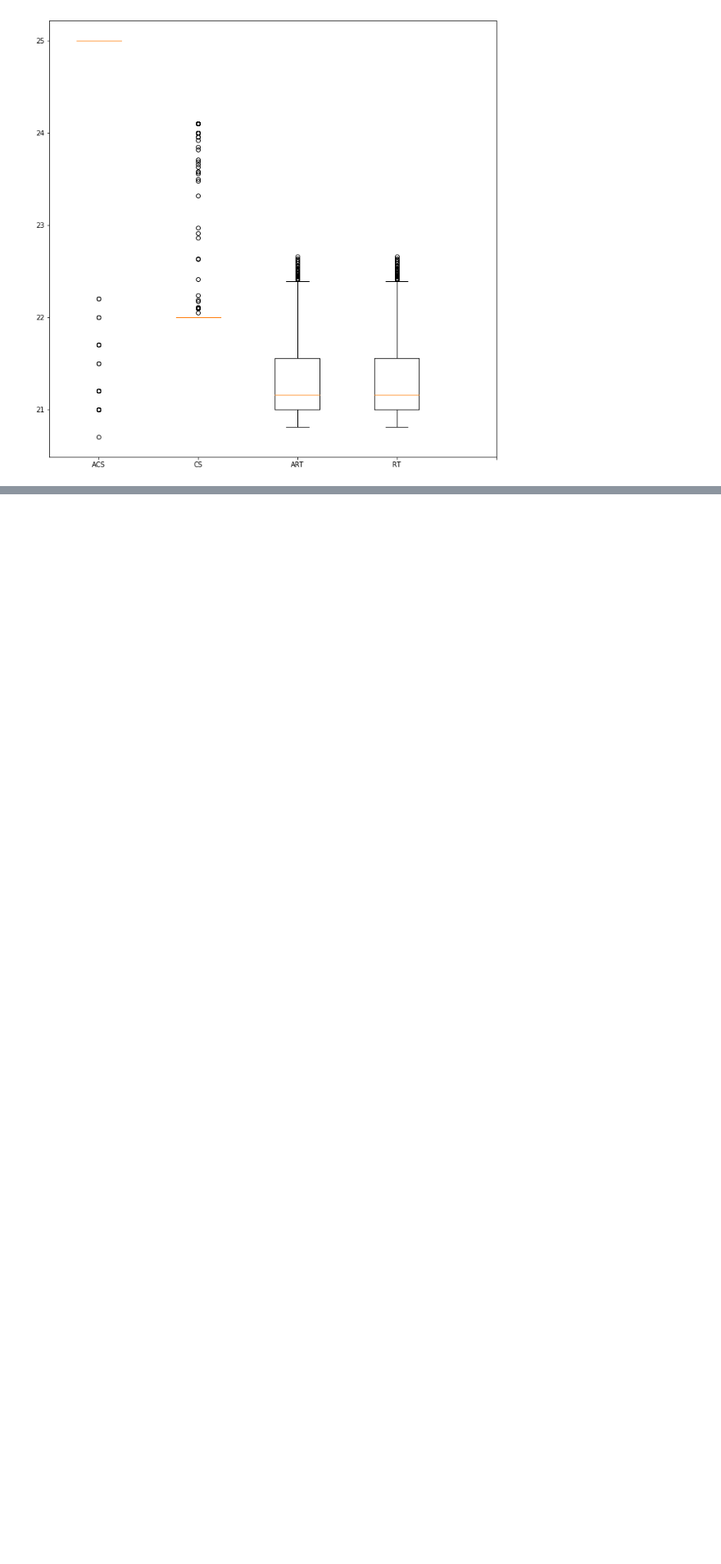
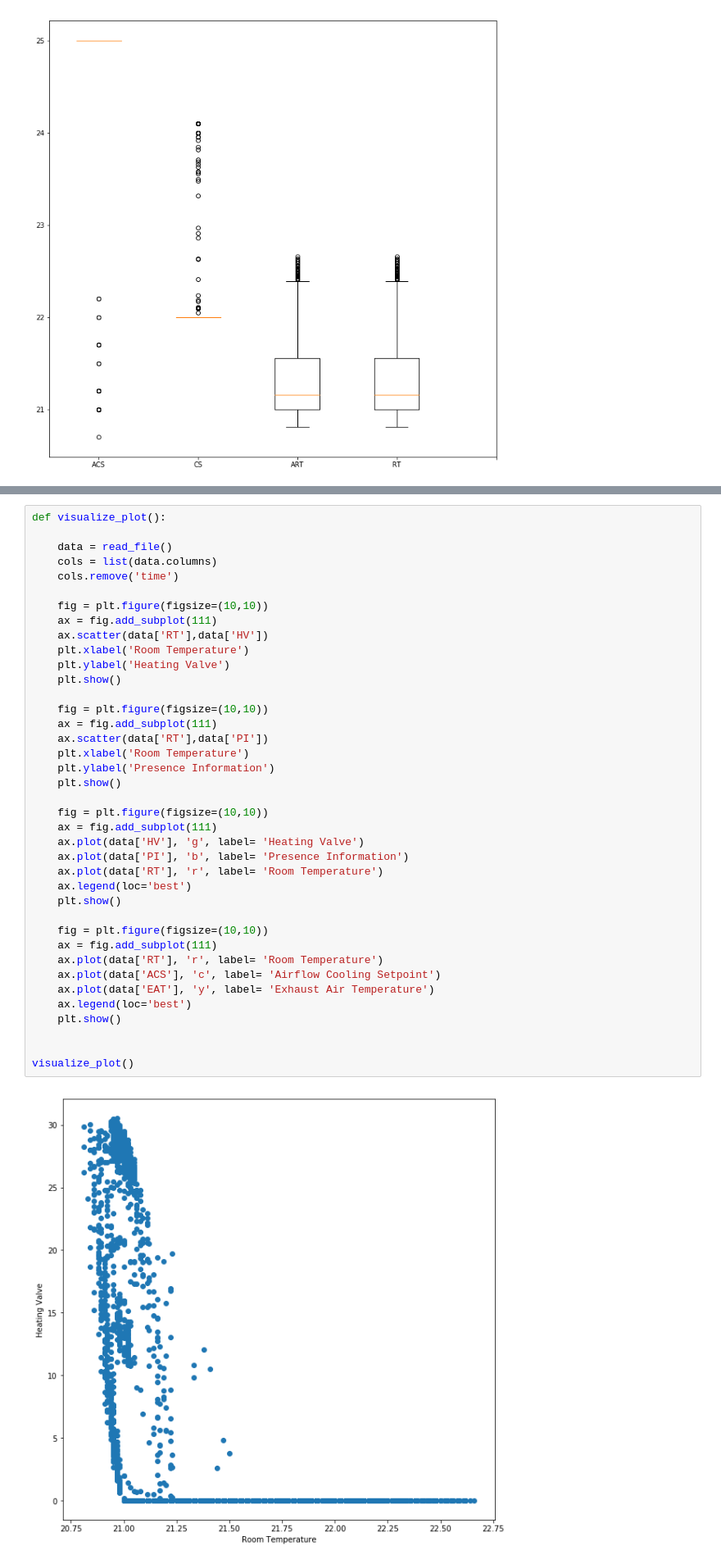
Before and after one commit to T3SC/smart-energy, a Jupyter notebook: exploratory_analysis.ipynb, the cells around one changed output, grey strips where cells are left out. Shown at 82% size. Cells and saved outputs as stored; diff of their text form; blank space fills up the shorter version.

```diff
--- a/exploratory_analysis.ipynb
+++ b/exploratory_analysis.ipynb
@@ -126,0 +127,41 @@ STATUS  1.000000  0.805919  1.000000
+# %%
+def visualize_plot():
+
+    data = read_file()
+    cols = list(data.columns)
+    cols.remove('time')
+
+    fig = plt.figure(figsize=(10,10))
+    ax = fig.add_subplot(111)
+    ax.scatter(data['RT'],data['HV'])
+    plt.xlabel('Room Temperature')
+    plt.ylabel('Heating Valve')
+    plt.show()
+
+    fig = plt.figure(figsize=(10,10))
+    ax = fig.add_subplot(111)
+    ax.scatter(data['RT'],data['PI'])
+    plt.xlabel('Room Temperature')
+    plt.ylabel('Presence Information')
+    plt.show()
+
+    fig = plt.figure(figsize=(10,10))
+    ax = fig.add_subplot(111)
+    ax.plot(data['HV'], 'g', label= 'Heating Valve')
+    ax.plot(data['PI'], 'b', label= 'Presence Information')
+    ax.plot(data['RT'], 'r', label= 'Room Temperature')
+    ax.legend(loc='best')
+    plt.show()
+
+    fig = plt.figure(figsize=(10,10))
+    ax = fig.add_subplot(111)
+    ax.plot(data['RT'], 'r', label= 'Room Temperature')
+    ax.plot(data['ACS'], 'c', label= 'Airflow Cooling Setpoint')
+    ax.plot(data['EAT'], 'y', label= 'Exhaust Air Temperature')
+    ax.legend(loc='best')
+    plt.show()
+
+
+visualize_plot()
+# %% [output]
+[figure, added]
```
Also changed, not shown: parts of 2 cells of this notebook.
